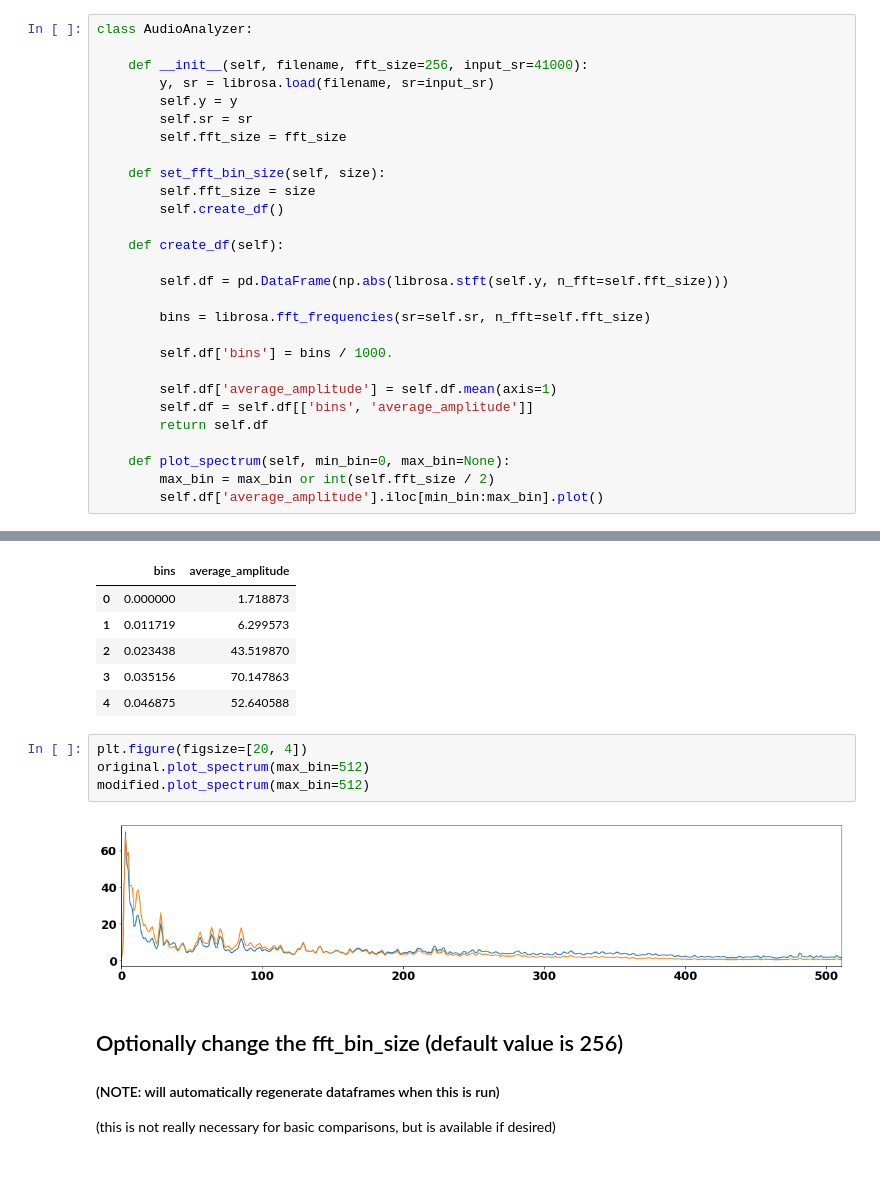
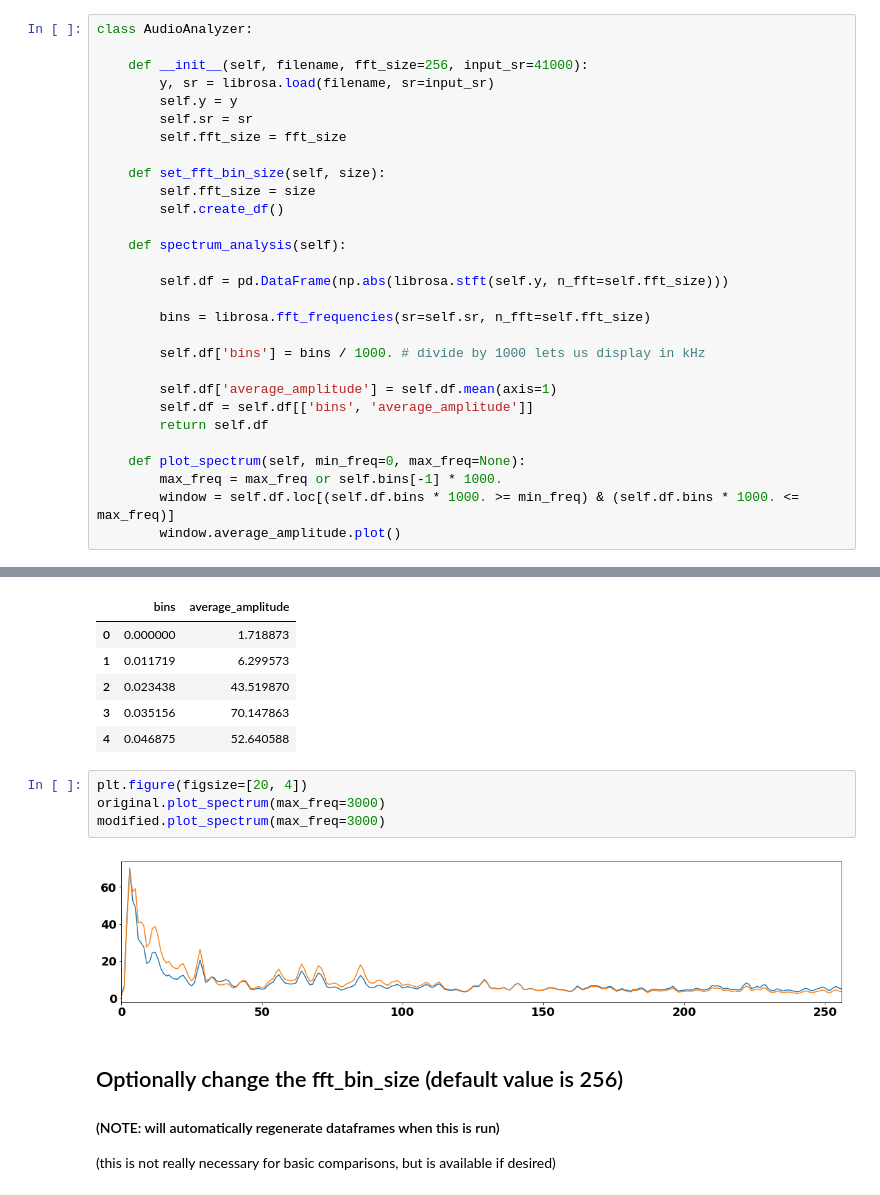
Before and after one commit to QED0711/ds_practice, a Jupyter notebook: librosa/audio_file_analyzer.ipynb, the cells around one changed output, grey strips where cells are left out. Cells and saved outputs as stored; diff of their text form.

Commit message:
can window individual plots by frequency

```diff
--- a/librosa/audio_file_analyzer.ipynb
+++ b/librosa/audio_file_analyzer.ipynb
@@ -53,21 +53,22 @@ class AudioAnalyzer:
         self.fft_size = size
         self.create_df()
 
-    def create_df(self):
+    def spectrum_analysis(self):
 
         self.df = pd.DataFrame(np.abs(librosa.stft(self.y, n_fft=self.fft_size)))
 
         bins = librosa.fft_frequencies(sr=self.sr, n_fft=self.fft_size)
 
-        self.df['bins'] = bins / 1000.
+        self.df['bins'] = bins / 1000. # divide by 1000 lets us display in kHz
 
         self.df['average_amplitude'] = self.df.mean(axis=1)
         self.df = self.df[['bins', 'average_amplitude']]
         return self.df
 
-    def plot_spectrum(self, min_bin=0, max_bin=None):
-        max_bin = max_bin or int(self.fft_size / 2)
-        self.df['average_amplitude'].iloc[min_bin:max_bin].plot()
+    def plot_spectrum(self, min_freq=0, max_freq=None):
+        max_freq = max_freq or self.bins[-1] * 1000.
+        window = self.df.loc[(self.df.bins * 1000. >= min_freq) & (self.df.bins * 1000. <= max_freq)]
+        window.average_amplitude.plot()
 # %% [markdown]
 ## AudioCompare Class
 
@@ -164,10 +165,10 @@ original.df.head()
 | 4 | 0.046875 | 52.640588 |
 # %%
 plt.figure(figsize=[20, 4])
-original.plot_spectrum(max_bin=512)
-modified.plot_spectrum(max_bin=512)
+original.plot_spectrum(max_freq=3000)
+modified.plot_spectrum(max_freq=3000)
 # %% [output]
-[figure, old version]
+[figure, new version]
 # %% [markdown]
 ## Optionally change the fft_bin_size (default value is 256)
 #### (NOTE: will automatically regenerate dataframes when this is run)
```
Also changed, not shown: parts of 3 cells of this notebook.
